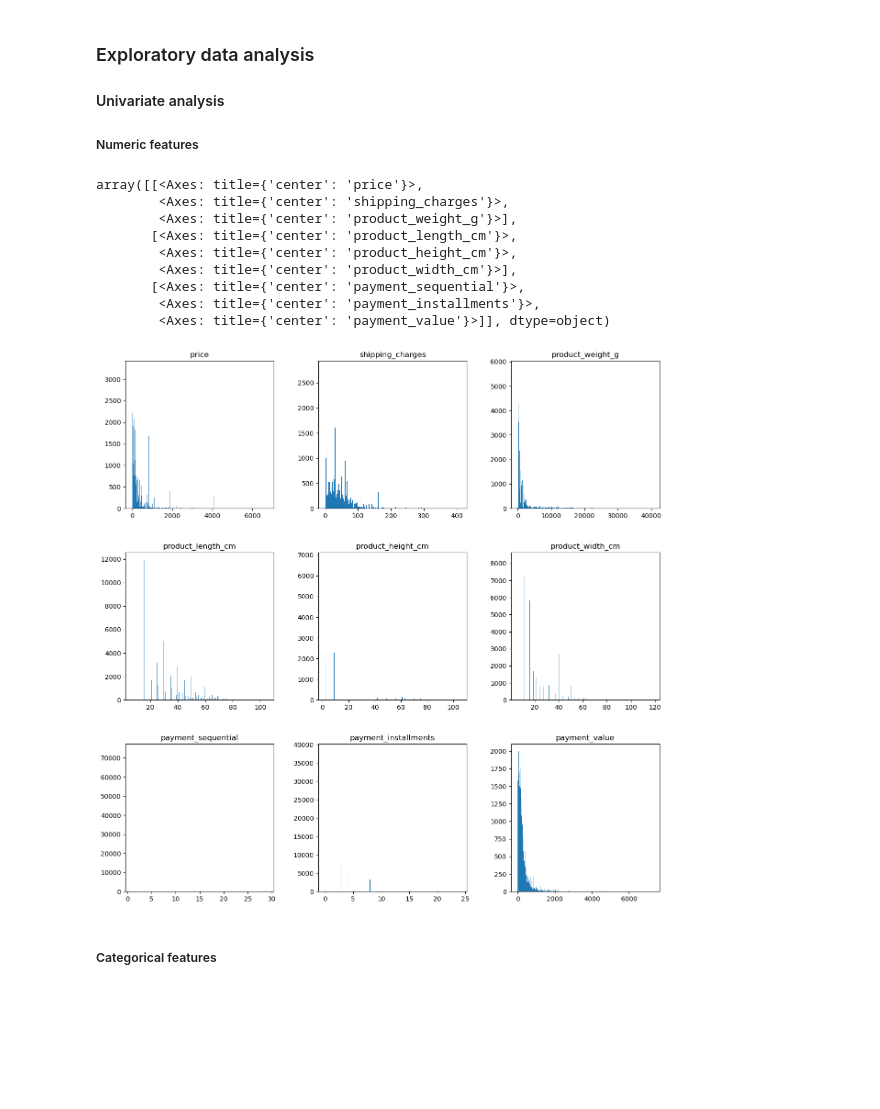
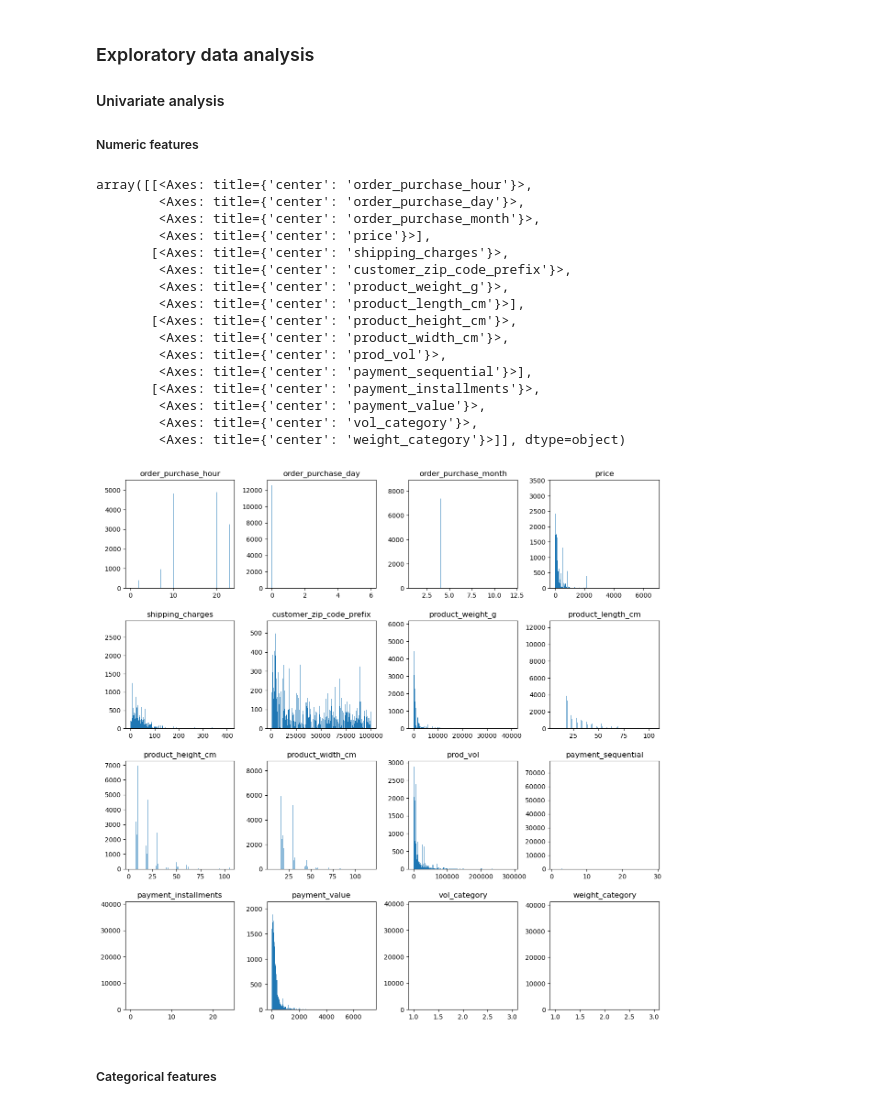
Before and after one commit to piyalidas28/ML_AI_UCB, a Jupyter notebook: capstone_project_ecomm_payment/ecomm.ipynb, the cells around one changed output. Cells and saved outputs as stored; diff of their text form; code cells hidden in the pictures; blank space fills up the shorter version.

```diff
--- a/capstone_project_ecomm_payment/ecomm.ipynb
+++ b/capstone_project_ecomm_payment/ecomm.ipynb
@@ -403,2 +519,10 @@ Duplicate values:
+# %%
+# Add a new column called weight_category with 3 values: light: 1, medium: 2 and heavy: 3
+wt_p25 = df_tr['product_weight_g'].quantile([0.25]).values[0]
+wt_p75 = df_tr['product_weight_g'].quantile([0.75]).values[0]
+df_tr['weight_category'] = df_tr['product_weight_g'].apply(lambda x: 3 if x>=wt_p75 else (2 if x>=wt_p25 and x<wt_p75 else 1))
+df_ts['weight_category'] = df_ts['product_weight_g'].apply(lambda x: 3 if x>=wt_p75 else (2 if x>=wt_p25 and x<wt_p75 else 1))
 # %%
-df.drop(columns=["order_id", "customer_id", "product_id"], inplace=True)
+# Drop order_id, customer_id and product_id columns as these are not necessary after merging
+df_tr.drop(columns=["order_id", "customer_id", "product_id"], inplace=True)
+print_df_info(df_tr)
@@ -426,5 +547,6 @@ Duplicate values:
 # %%
 # it seems removing the various id columns resulted in lots of duplicates. Dropping those duplicates now
-df.drop_duplicates(inplace=True)
-print_null_duplicates(df)
+df_tr.drop_duplicates(inplace=True)
+print_df_info(df_tr)
+df_tr.info()
 # %% [output]
@@ -469,6 +570,6 @@ memory usage: 8.8+ MB
 # %%
 # reseting the index
-df.reset_index(drop=True, inplace=True)
-df.info()
+df_tr.reset_index(drop=True, inplace=True)
+df_tr.info()
 # %% [output]
 <class 'pandas.core.frame.DataFrame'>
@@ -502,18 +669,25 @@ df.head()
 #### Univariate analysis
 ##### Numeric features
 # %%
-df.hist(figsize=(15, 15), grid=False, bins=1000)
+df_tr.hist(figsize=(15, 15), grid=False, bins=1000)
 # %% [output]
-array([[<Axes: title={'center': 'price'}>,
-        <Axes: title={'center': 'shipping_charges'}>,
-        <Axes: title={'center': 'product_weight_g'}>],
-       [<Axes: title={'center': 'product_length_cm'}>,
-        <Axes: title={'center': 'product_height_cm'}>,
-        <Axes: title={'center': 'product_width_cm'}>],
-       [<Axes: title={'center': 'payment_sequential'}>,
-        <Axes: title={'center': 'payment_installments'}>,
-        <Axes: title={'center': 'payment_value'}>]], dtype=object)
+array([[<Axes: title={'center': 'order_purchase_hour'}>,
+        <Axes: title={'center': 'order_purchase_day'}>,
+        <Axes: title={'center': 'order_purchase_month'}>,
+        <Axes: title={'center': 'price'}>],
+       [<Axes: title={'center': 'shipping_charges'}>,
+        <Axes: title={'center': 'customer_zip_code_prefix'}>,
+        <Axes: title={'center': 'product_weight_g'}>,
+        <Axes: title={'center': 'product_length_cm'}>],
+       [<Axes: title={'center': 'product_height_cm'}>,
+        <Axes: title={'center': 'product_width_cm'}>,
+        <Axes: title={'center': 'prod_vol'}>,
+        <Axes: title={'center': 'payment_sequential'}>],
+       [<Axes: title={'center': 'payment_installments'}>,
+        <Axes: title={'center': 'payment_value'}>,
+        <Axes: title={'center': 'vol_category'}>,
+        <Axes: title={'center': 'weight_category'}>]], dtype=object)
-[figure, old version]
+[figure, new version]
 # %% [markdown]
 ##### Categorical features
 # %%
```
Also changed, not shown: parts of 75 cells of this notebook.
